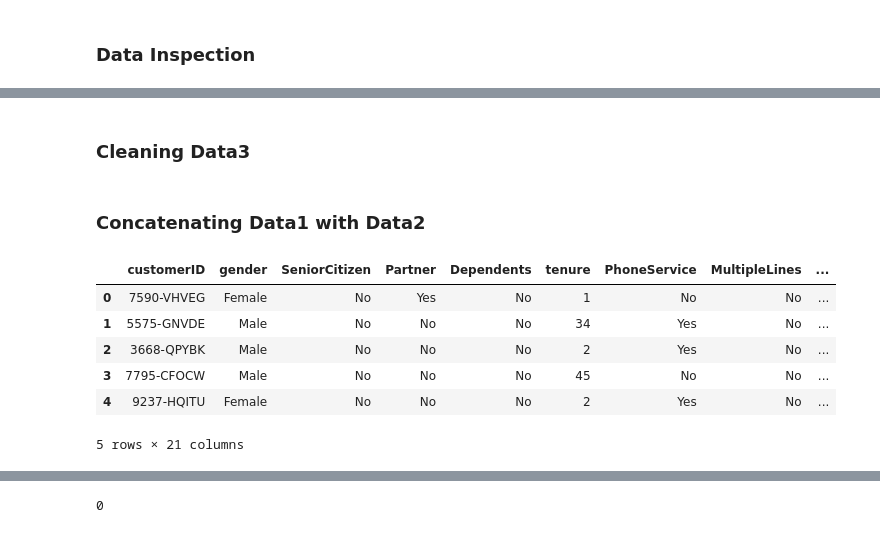
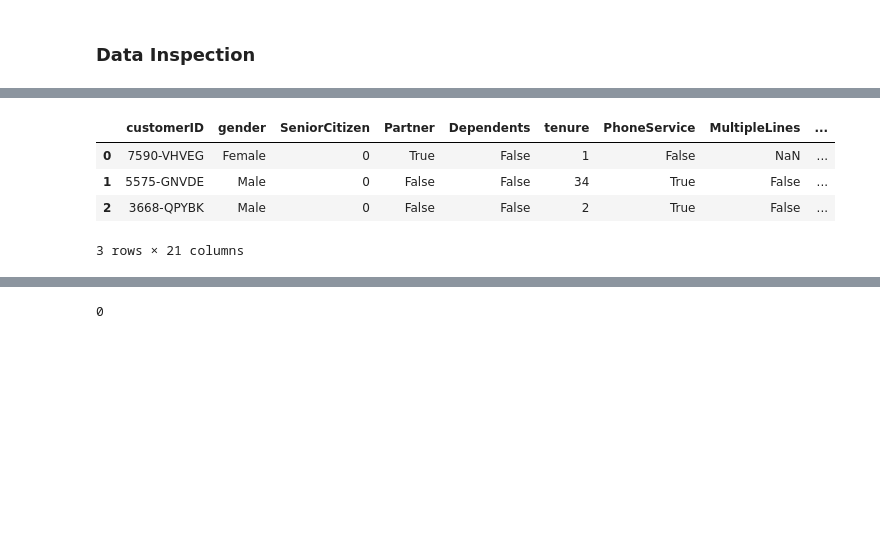
Before and after one commit to Moriahasare/Customer-Churn-Project, a Jupyter notebook: notebook.ipynb, the cells around one changed output, grey strips where cells are left out. Saved outputs shown, nothing was run; the diff lists cells and outputs as text; code cells hidden in the pictures; blank space fills up the shorter version.

```diff
--- a/notebook.ipynb
+++ b/notebook.ipynb
@@ -319,9 +150,0 @@ data1.loc[data1['PhoneService'] == 'No', 'MultipleLines'] = 'No'
-# %%
-# Replace specific columns having Null values with 'No' where 'InternetService' is 'No'
-
-# Columns to be replaced
-columns_to_replace1 = ['OnlineSecurity', 'OnlineBackup', 'DeviceProtection',
-                      'TechSupport', 'StreamingTV', 'StreamingMovies']
-
-for column in columns_to_replace1:
-    data1.loc[data1['InternetService'] == 'No', column] = 'No'
@@ -330,10 +150,0 @@ for column in columns_to_replace1:
-# %%
-# Recalculate 'TotalCharges' by multiplying 'MonthlyCharges' with 'tenure'
-data1['TotalCharges'] = data1['MonthlyCharges'] * data1['tenure']
-
-# Set 'TotalCharges' to 'MonthlyCharges' where 'tenure' is 0
-data1.loc[data1['tenure'] == 0, 'TotalCharges'] = data1.loc[data1['tenure'] == 0, 'MonthlyCharges']
-
-# Round 'MonthlyCharges' and 'TotalCharges' to 2 decimal places
-data1['MonthlyCharges'] = data1['MonthlyCharges'].round(2)
-data1['TotalCharges'] = data1['TotalCharges'].round(2)
@@ -342,18 +150,0 @@ data1['TotalCharges'] = data1['TotalCharges'].round(2)
-# %%
-columns_to_replace2 = ['SeniorCitizen', 'MultipleLines', 'OnlineSecurity', 'OnlineBackup',
-                       'DeviceProtection', 'TechSupport', 'StreamingTV', 'StreamingMovies']
-
-# Values to replace
-replacement_values2 = {1: 'Yes', 0: 'No', 'No phone service': 'No', 'No internet service': 'No'}
-
-# Perform replacements
-for column in columns_to_replace2:
-    data2[column].replace(replacement_values2, inplace=True)
-# %%
-# Recalculate 'TotalCharges' by multiplying 'MonthlyCharges' with 'tenure'
-data2['TotalCharges'] = data2['MonthlyCharges'] * data2['tenure']
-
-# Set 'TotalCharges' to 'MonthlyCharges' where 'tenure' is 0
-data2.loc[data2['tenure'] == 0, 'TotalCharges'] = data2.loc[data2['tenure'] == 0, 'MonthlyCharges']
-# %% [markdown]
-### Cleaning Data3
@@ -376,24 +151,21 @@ data3.loc[data3['tenure'] == 0, 'TotalCharges'] = data3.loc[data3['tenure'] == 0
-# %% [markdown]
-### Concatenating Data1 with Data2
 # %%
 # Concatenate the various DataFrames into a single DataFrame
-data_concat = pd.concat([data1, data2]).reset_index(drop=True)
+data_concat = pd.concat([data1, data2], ignore_index=True)
+
 
 # Create file path to save file
 file_path = './data/Telco-churn-concat.csv'
 
 # Convert dataset to CSV file and save in the path without including the index column
 data_concat.to_csv(file_path, index=False)
 
 # Read CSV file and assign it to a variable named data
 data = pd.read_csv('./data/Telco-churn-concat.csv')
 
-data.head()
+data.head(3)
 # %% [output]
 |  | customerID | gender | SeniorCitizen | Partner | Dependents | tenure | PhoneService | MultipleLines | ... |
-| 0 | 7590-VHVEG | Female | No | Yes | No | 1 | No | No | ... |
-| 1 | 5575-GNVDE | Male | No | No | No | 34 | Yes | No | ... |
-| 2 | 3668-QPYBK | Male | No | No | No | 2 | Yes | No | ... |
-| 3 | 7795-CFOCW | Male | No | No | No | 45 | No | No | ... |
-| 4 | 9237-HQITU | Female | No | No | No | 2 | Yes | No | ... |
+| 0 | 7590-VHVEG | Female | 0 | True | False | 1 | False | NaN | ... |
+| 1 | 5575-GNVDE | Male | 0 | False | False | 34 | True | False | ... |
+| 2 | 3668-QPYBK | Male | 0 | False | False | 2 | True | False | ... |
-5 rows × 21 columns
+3 rows × 21 columns
```
Also changed, not shown: parts of 46 cells of this notebook, 1 other file.
